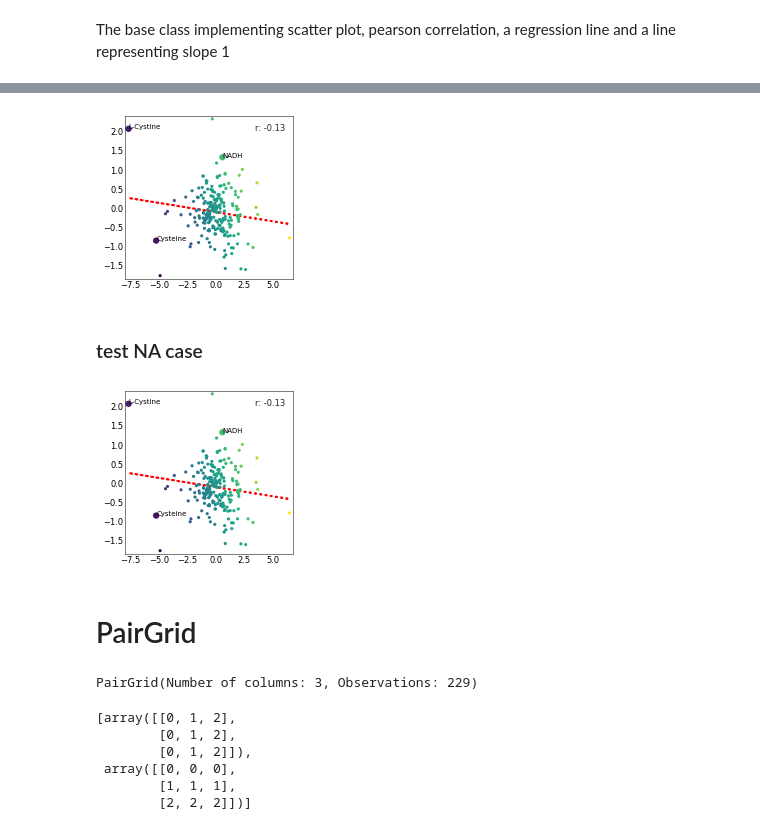
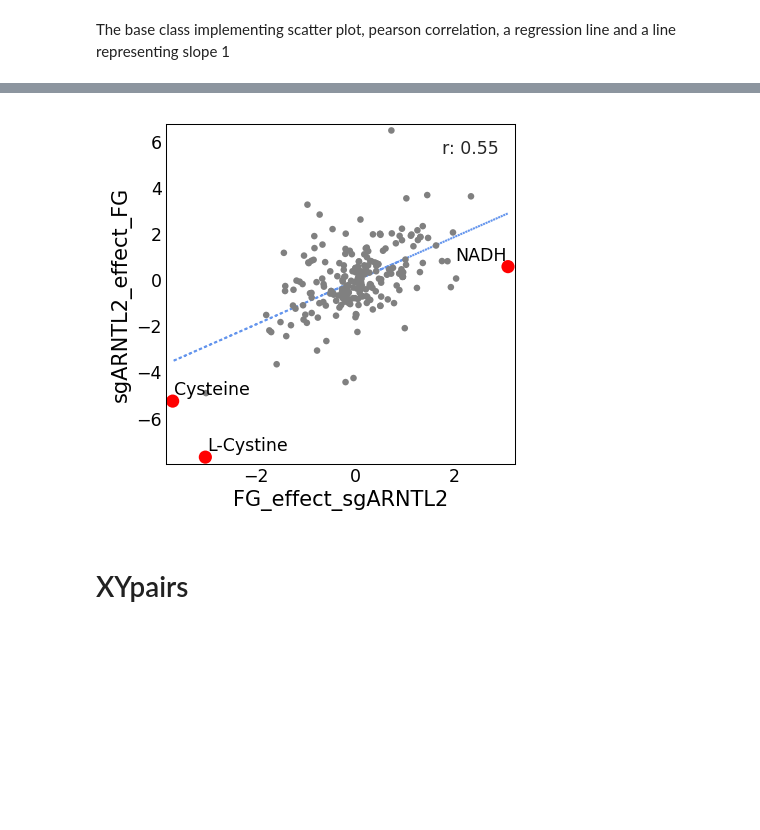
Before and after one commit to fossbert/Python_Packages, a Jupyter notebook: Dev_cbviz.ipynb, the cells around one changed output, grey strips where cells are left out. Cells and saved outputs as stored; diff of their text form; code cells hidden in the pictures; blank space fills up the shorter version.

Commit message:
XYpairs

```diff
--- a/Dev_cbviz.ipynb
+++ b/Dev_cbviz.ipynb
@@ -156,4 +143,4 @@ from cbviz.cbviz.XYtools import XYview
 from adjustText import adjust_text
 # %%
 cond = df.index.isin(metabolites)
-xv = XYview(df, highlight=metabolites, pearson_label_kw={'fontsize':'small'}, s=np.where(cond, 40, 10), c=df.mean(1).values, alpha=1)
+xv = XYview(df, highlight=metabolites, s=np.where(cond, 40, 10), c=np.where(cond, 'r', '.5'), alpha=1)
@@ -160,15 +164,13 @@ xv = XYview(df, highlight=metabolites, pearson_label_kw={'fontsize':'small'}, s=
 # %%
 plt.style.use('cviz')
+
 fig, ax = plt.subplots(figsize=(3,3))
 
 ax.scatter(xv.x, xv.y, **xv.scatter_kw)
-ax.add_artist(xv.get_reg_line(line_kw={'c':'r', 'lw':2}))
-ax.legend(*xv.get_pearson_label(), **xv.pearson_label_props)
-txts = [ax.text(*txt, fontsize='x-small') for txt in xv.label_dots()]
-# adjust_text(txts)
-
+xv.add_correlation(fontsize='small')
+xv.add_reg_line(color='cornflowerblue', lw=1)
+xv.label_dots(adjust=True, fontsize='small')
+xv.label_xy()
 fig.savefig('./test/Test-XYview.pdf')
 # %% [output]
-[figure, old version]
+[figure, new version]
-# %% [markdown]
-### test NA case
@@ -181,14 +177,3 @@ xv = XYview(df, highlight=metabolites, pearson_label_kw={'fontsize':'small'}, s=
-# %%
-plt.style.use('cviz')
-fig, ax = plt.subplots(figsize=(3,3))
-
-ax.scatter(xv.x, xv.y, **xv.scatter_kw)
-ax.add_artist(xv.get_reg_line(line_kw={'c':'r', 'lw':2}))
-ax.legend(*xv.get_pearson_label(), **xv.pearson_label_props)
-txts = [ax.text(*txt, fontsize='x-small') for txt in xv.label_dots()]
-# adjust_text(txts)
-# %% [output]
-[figure, removed]
 # %% [markdown]
-# PairGrid
+# XYpairs
 # %%
@@ -202,13 +184,0 @@ pg = PairGrid(all)
-# %%
-pg
-# %% [output]
-PairGrid(Number of columns: 3, Observations: 229)
-# %%
-np.meshgrid((0, 1, 2), (0, 1, 2))
-# %% [output]
-[array([[0, 1, 2],
-        [0, 1, 2],
-        [0, 1, 2]]),
- array([[0, 0, 0],
-        [1, 1, 1],
-        [2, 2, 2]])]
```
Also changed, not shown: parts of 18 cells of this notebook, 3 other files.
